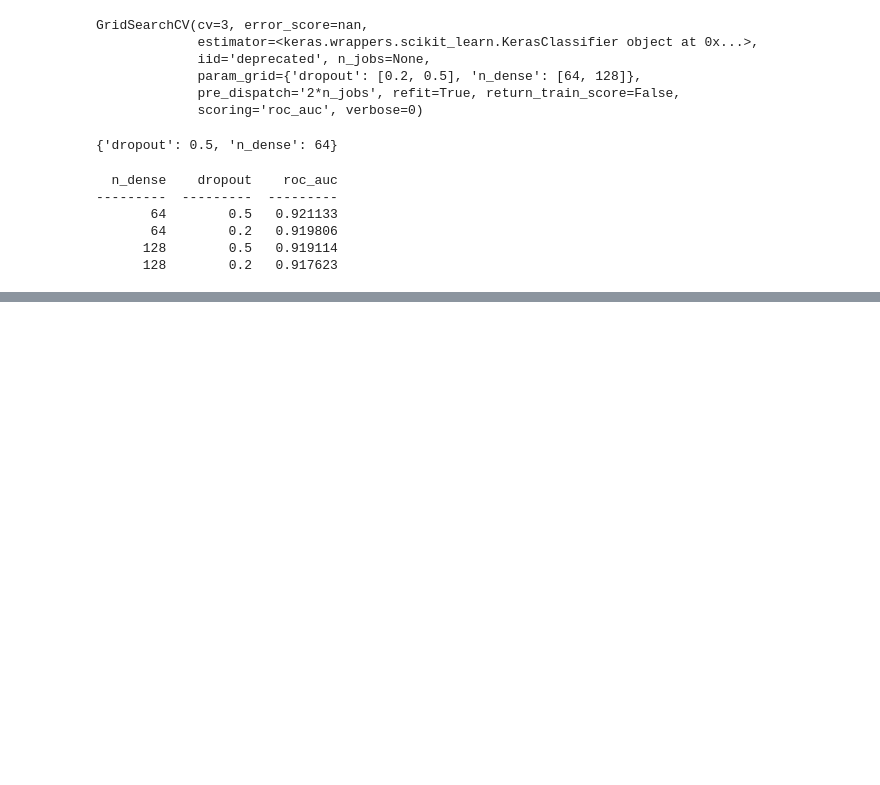
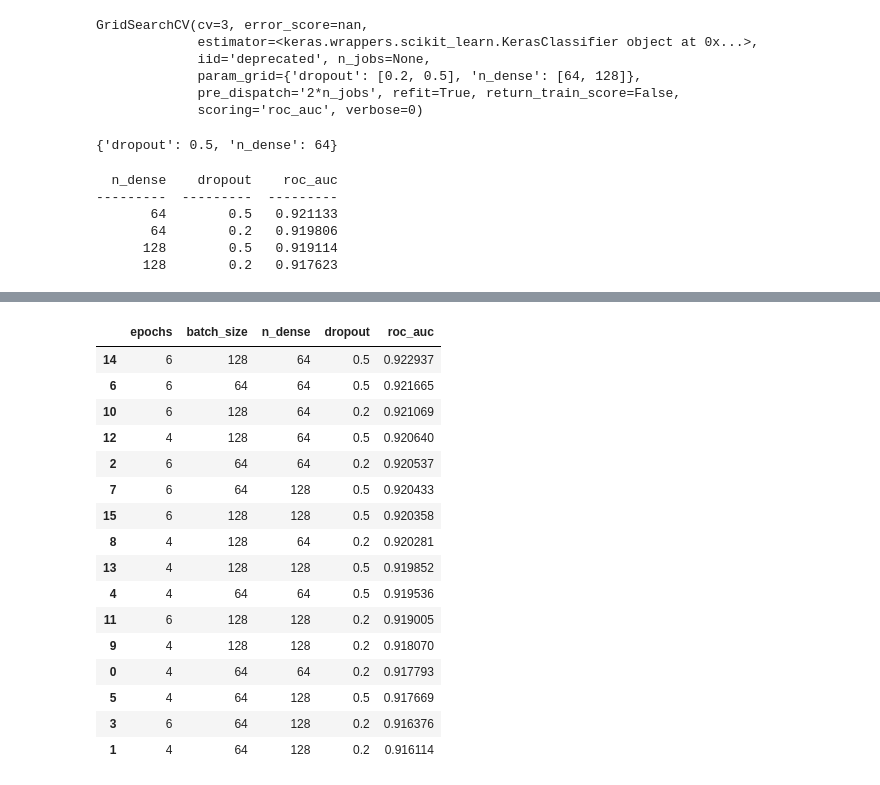
Before and after one commit to j-n-t/hyperparameter-tuning, a Jupyter notebook: hyperparameter_tuning.ipynb, the cells around one changed output, grey strips where cells are left out. Saved outputs shown, nothing was run; the diff lists cells and outputs as text; code cells hidden in the pictures; blank space fills up the shorter version.

Commit message:
feat: Complete grid search tuning

```diff
--- a/hyperparameter_tuning.ipynb
+++ b/hyperparameter_tuning.ipynb
@@ -468,0 +535,2 @@ grid_search_results(grid_search.cv_results_)
+# %%
+grid_search = GridSearchCV(model, param_grid, cv=3, scoring = 'roc_auc')
@@ -468,0 +539,4 @@ grid_search_results(grid_search.cv_results_)
+# %%
+%%time
+
+grid_search.fit(x_train, y_train)
@@ -468,0 +702,24 @@ grid_search_results(grid_search.cv_results_)
+# %%
+df_cv_results = pd.DataFrame(grid_search.cv_results_['params'], columns = ['epochs', 'batch_size', 'n_dense', 'dropout'])
+# %%
+df_cv_results['roc_auc'] = grid_search.cv_results_['mean_test_score']
+# %%
+df_cv_results.sort_values(by=['roc_auc'], ascending=False)
+# %% [output]
+|  | epochs | batch_size | n_dense | dropout | roc_auc |
+| 14 | 6 | 128 | 64 | 0.5 | 0.922937 |
+| 6 | 6 | 64 | 64 | 0.5 | 0.921665 |
+| 10 | 6 | 128 | 64 | 0.2 | 0.921069 |
+| 12 | 4 | 128 | 64 | 0.5 | 0.920640 |
+| 2 | 6 | 64 | 64 | 0.2 | 0.920537 |
+| 7 | 6 | 64 | 128 | 0.5 | 0.920433 |
+| 15 | 6 | 128 | 128 | 0.5 | 0.920358 |
+| 8 | 4 | 128 | 64 | 0.2 | 0.920281 |
+| 13 | 4 | 128 | 128 | 0.5 | 0.919852 |
+| 4 | 4 | 64 | 64 | 0.5 | 0.919536 |
+| 11 | 6 | 128 | 128 | 0.2 | 0.919005 |
+| 9 | 4 | 128 | 128 | 0.2 | 0.918070 |
+| 0 | 4 | 64 | 64 | 0.2 | 0.917793 |
+| 5 | 4 | 64 | 128 | 0.5 | 0.917669 |
+| 3 | 6 | 64 | 128 | 0.2 | 0.916376 |
+| 1 | 4 | 64 | 128 | 0.2 | 0.916114 |
```
Also changed, not shown: parts of 23 cells of this notebook.
